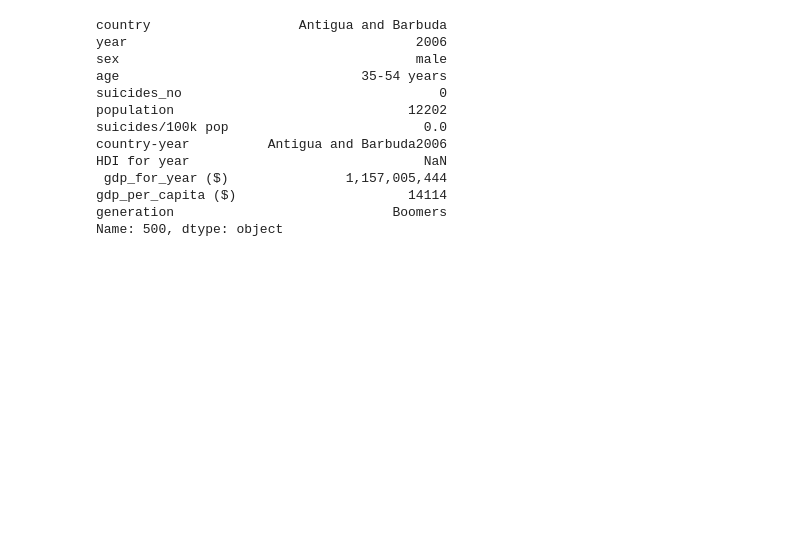
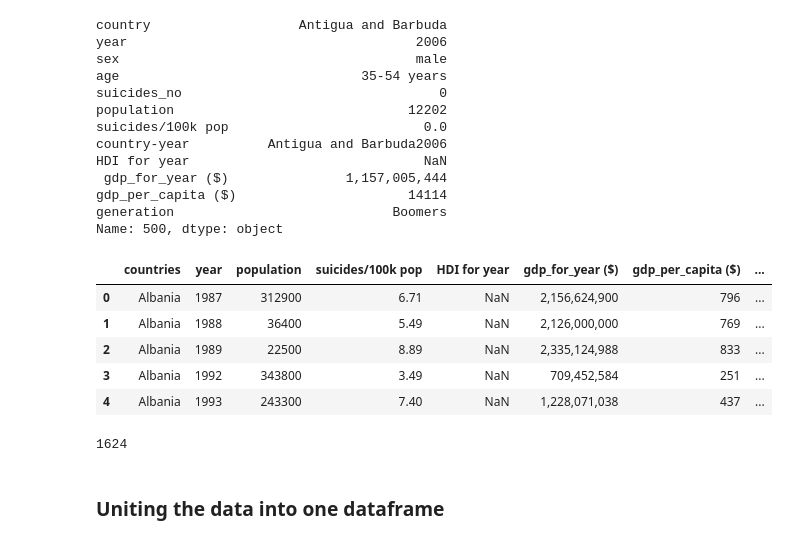
Before and after one commit to miamelaniemoor/human-freedom-and-suicide, a Jupyter notebook: Untitled.ipynb, the cells around one changed output. Cells and saved outputs as stored; diff of their text form; code cells hidden in the pictures; blank space fills up the shorter version.

Commit message:
Cleaning and modifying the suicide dataset and trying to merge data into one dataframe

```diff
--- a/Untitled.ipynb
+++ b/Untitled.ipynb
@@ -97,8 +98,7 @@ Name: 500, Length: 123, dtype: object
 # %% [markdown]
 ### Data from Kaggle containing suicide metrics
 # %%
-
-suicide_data = pd.read_csv(r"C:\Users\Harra\OneDrive\Desktop\TÜkolmas\Sissejuhatus-Andmeteadusesse\project files\master.csv")
+suicide_data = pd.read_csv("master.csv")
 # %%
 suicide_data.shape
 # %% [output]
@@ -137,3 +137,48 @@ HDI for year                              NaN
 gdp_per_capita ($)                      14114
 generation                            Boomers
 Name: 500, dtype: object
+# %%
+#Standardizing column name
+suicide_data.rename(columns={'country': 'countries'}, inplace=True)
+
+#Removing age groups from the data, summing up the data across age groups
+suicide_data_aggregated = suicide_data.groupby(['countries', 'year', 'sex'], as_index=False).agg({
+    'suicides_no': 'sum',
+    'population': 'sum',
+    'suicides/100k pop': 'mean',
+})
+
+#Pivoting the data and creating column for male and female, instead of sex column
+suicide_pivot = suicide_data_aggregated.pivot(
+    index=['countries', 'year'],
+    columns='sex',
+    values='suicides_no'
+).reset_index()
+
+suicide_pivot.rename(columns={'male': 'male_suicides', 'female': 'female_suicides'}, inplace=True)
+
+
+#Merging aggregated data with other columns of the dataset
+columns_to_keep = [col for col in suicide_data.columns if col not in ['age', 'sex', 'suicides_no']]
+suicide_data_combined = pd.merge(
+    suicide_data[columns_to_keep].drop_duplicates(subset=['countries', 'year']),
+    suicide_pivot,
+    on=['countries', 'year'],
+    how='inner'
+)
+
+# Removing unnecessary columns
+suicide_data_combined = suicide_data_combined.drop(columns=['generation', 'country-year'])
+
+suicide_data_combined.head()
+# %% [output]
+|  | countries | year | population | suicides/100k pop | HDI for year | gdp_for_year ($) | gdp_per_capita ($) | ... |
+| 0 | Albania | 1987 | 312900 | 6.71 | NaN | 2,156,624,900 | 796 | ... |
+| 1 | Albania | 1988 | 36400 | 5.49 | NaN | 2,126,000,000 | 769 | ... |
+| 2 | Albania | 1989 | 22500 | 8.89 | NaN | 2,335,124,988 | 833 | ... |
+| 3 | Albania | 1992 | 343800 | 3.49 | NaN | 709,452,584 | 251 | ... |
+| 4 | Albania | 1993 | 243300 | 7.40 | NaN | 1,228,071,038 | 437 | ... |
+# %%
+print(suicide_data_combined['HDI for year'].isna().sum())
+# %% [output]
+1624
@@ -139,0 +187,2 @@ Name: 500, dtype: object
+# %% [markdown]
+### Uniting the data into one dataframe
```
Also changed, not shown: parts of 5 cells of this notebook.
